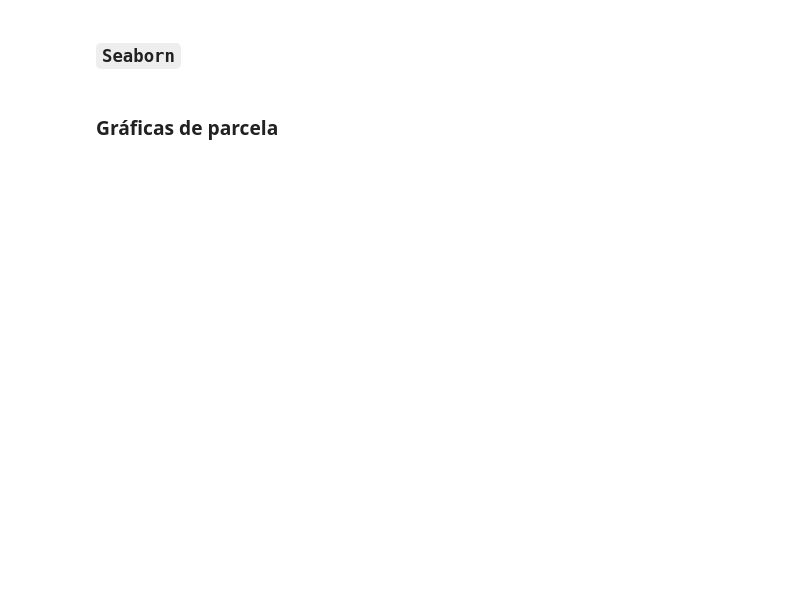
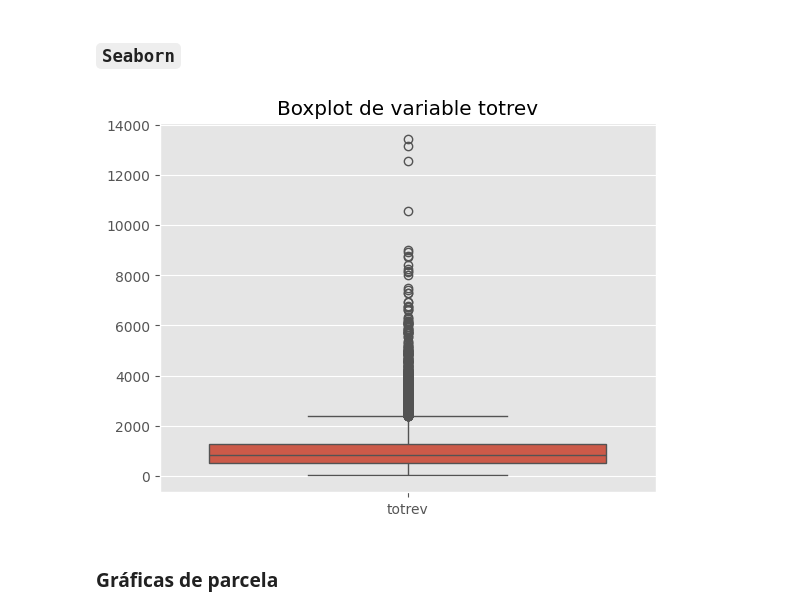
Before and after one commit to Danicode27/pandas_revision, a Jupyter notebook: Cuadernos/Relación entre minutos usados e ingreso de clientes - Introducción a Pandas.ipynb, the cells around one changed output. Cells and saved outputs as stored; diff of their text form; code cells hidden in the pictures; blank space fills up the shorter version.

```diff
--- a/Cuadernos/Relación entre minutos usados e ingreso de clientes - Introducción a Pandas.ipynb
+++ b/Cuadernos/Relación entre minutos usados e ingreso de clientes - Introducción a Pandas.ipynb
@@ -453,7 +640,7 @@ lista_de_df = []
 print(" --- Inicie el bucle sobre los símbolos --- ")
 for i in areas:
     print("Procesando el símbolo: " + i)
-    temp_df = pd.read_csv("Bases/" + i + ".csv",index_col="Customer_ID")
+    temp_df = pd.read_csv("../Datos/Bases/" + i + ".csv",index_col="Customer_ID")
     temp_df["area"] = i
     lista_de_df.append(temp_df)
     # Usando un salto de línea al final de esta cadena de caracteres por estética
@@ -736,9 +1220,11 @@ df3.plot(kind="scatter",x='totrev',y='totmou',c='blue')
 ### `Seaborn`
 # %%
 import seaborn as sns
-sns.boxplot(df3["totrev"],orient='v')
+sns.boxplot(df3[["totrev"]])
 plt.title('Boxplot de variable totrev')
 plt.show()
+# %% [output]
+[figure, added]
 # %% [markdown]
 ### Gráficas de parcela
 # %%
```
Also changed, not shown: parts of 62 cells of this notebook, 6 other files.
